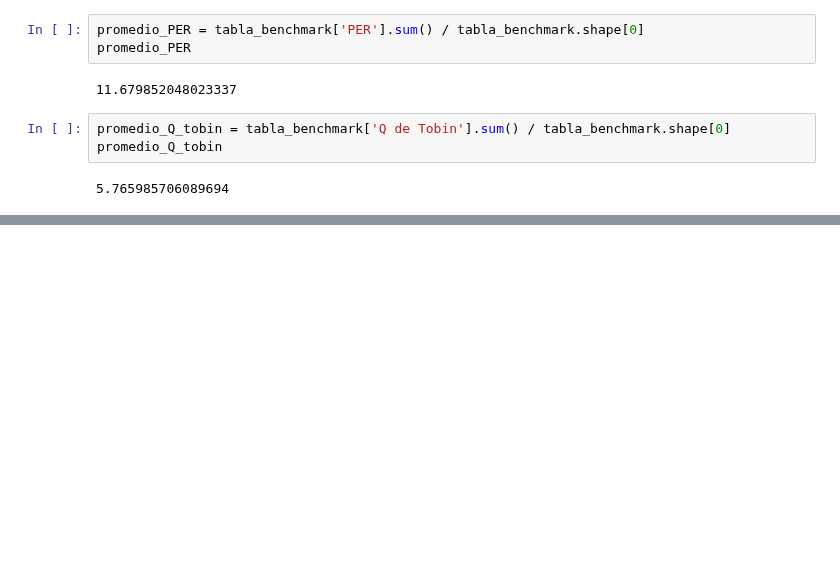
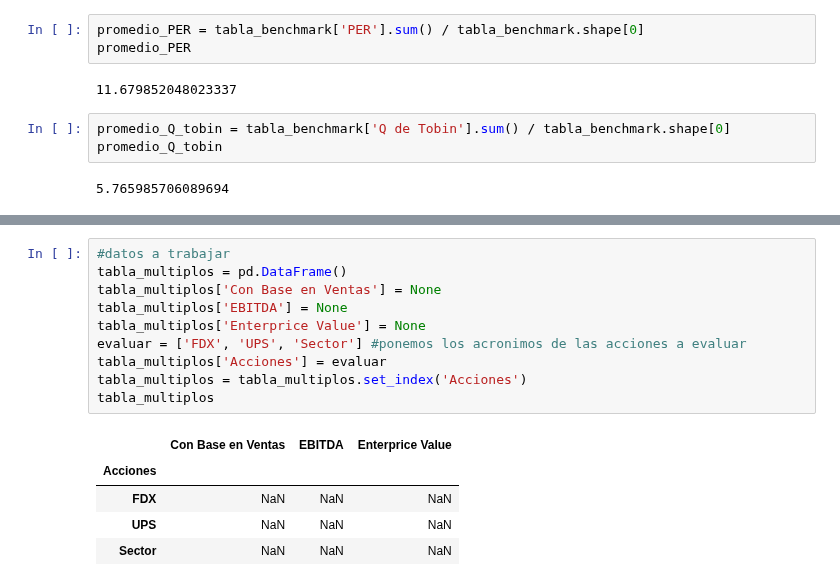
Before and after one commit to gabilang12/finanzas_corporativas, a Jupyter notebook: fc_parte_6.ipynb, the cells around one changed output, grey strips where cells are left out. Drawn from its saved outputs; the diff is of its cells as text; blank space fills up the shorter version.

```diff
--- a/fc_parte_6.ipynb
+++ b/fc_parte_6.ipynb
@@ -772,0 +778,16 @@ En general, el valor de una firma estaría definido por: X * indicador escogido,
+# %%
+#datos a trabajar
+tabla_multiplos = pd.DataFrame()
+tabla_multiplos['Con Base en Ventas'] = None
+tabla_multiplos['EBITDA'] = None
+tabla_multiplos['Enterprice Value'] = None
+evaluar = ['FDX', 'UPS', 'Sector'] #ponemos los acronimos de las acciones a evaluar
+tabla_multiplos['Acciones'] = evaluar
+tabla_multiplos = tabla_multiplos.set_index('Acciones')
+tabla_multiplos
+# %% [output]
+|  | Con Base en Ventas | EBITDA | Enterprice Value |
+| Acciones |  |  |  |
+| FDX | NaN | NaN | NaN |
+| UPS | NaN | NaN | NaN |
+| Sector | NaN | NaN | NaN |
```
Also changed, not shown: parts of 4 cells of this notebook.
